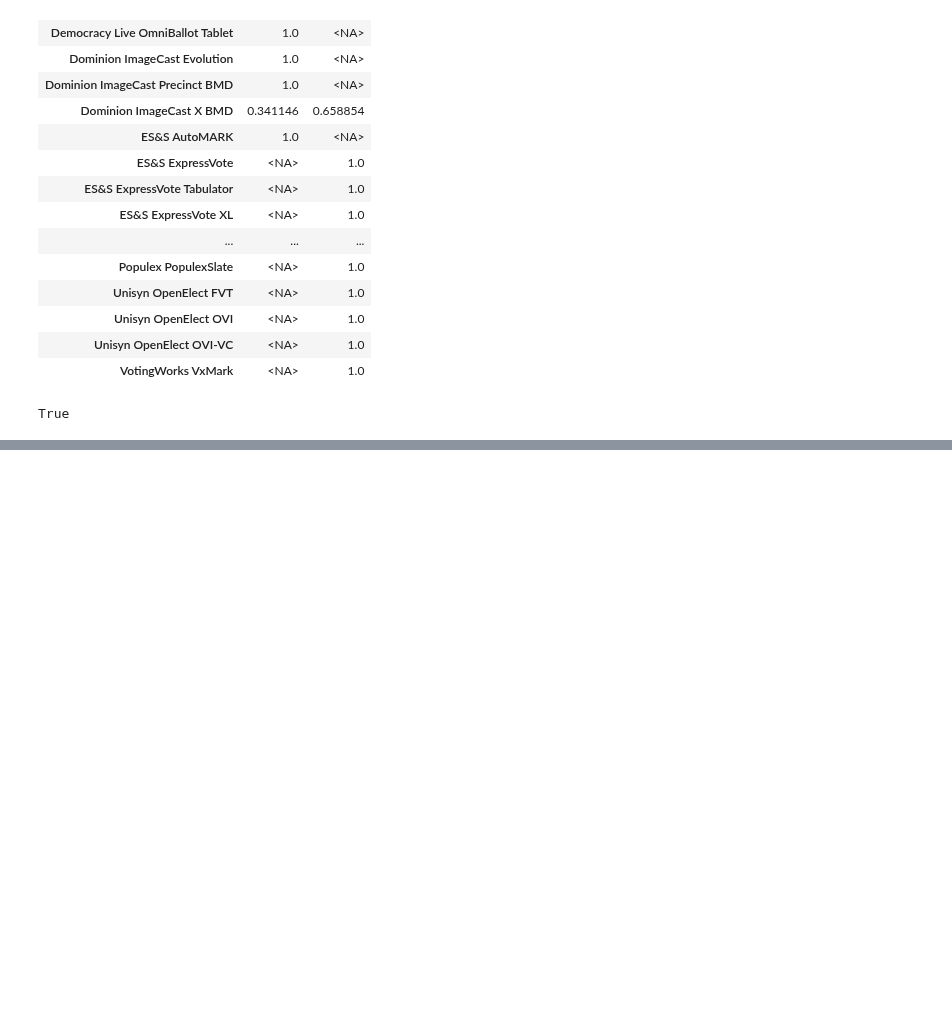
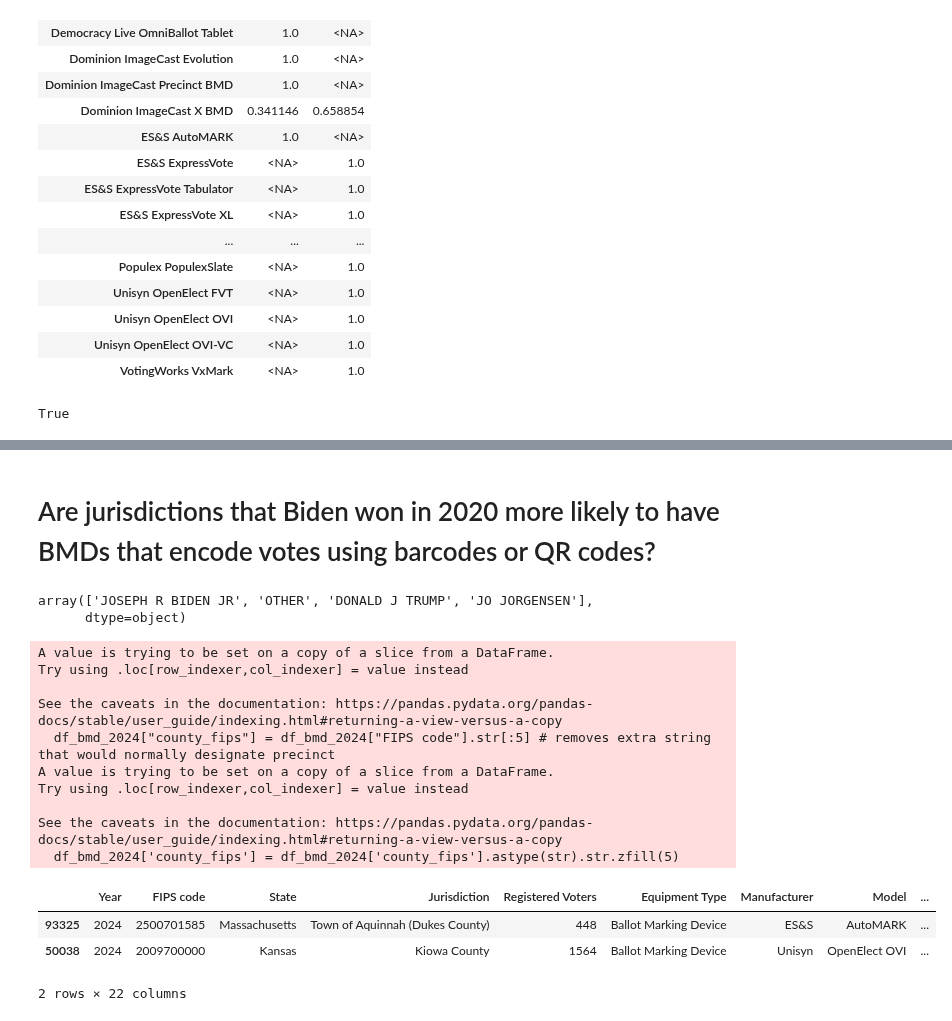
Before and after one commit to Bipartisan-Policy-Center/voting-equipment, a Jupyter notebook: qrcode_analysis.ipynb, the cells around one changed output, grey strips where cells are left out. Cells and saved outputs as stored; diff of their text form; code cells hidden in the pictures; blank space fills up the shorter version.

```diff
--- a/qrcode_analysis.ipynb
+++ b/qrcode_analysis.ipynb
@@ -226 +260,10 @@ plt.savefig('figs/bmd_barcode.png', dpi=300, bbox_inches='tight')
 [drawing not drawn]
+# %% [markdown]
+# Are jurisdictions that Biden won in 2020 more likely to have BMDs that encode votes using barcodes or QR codes?
+# %%
+df_pres = pd.read_csv("pres_data/countypres_2000-2020.csv")
+df_pres = df_pres[df_pres["year"]==2020]
+df_pres["candidate"].unique()
+# %% [output]
+array(['JOSEPH R BIDEN JR', 'OTHER', 'DONALD J TRUMP', 'JO JORGENSEN'],
+      dtype=object)
@@ -226,0 +304,22 @@ plt.savefig('figs/bmd_barcode.png', dpi=300, bbox_inches='tight')
+# %%
+## CLEAN FIPS CODE OF BMD DATA FOR MATCHING
+
+df_bmd_2024 = df_bmd[df_bmd["Year"]==2024]
+df_bmd_2024["county_fips"] = df_bmd_2024["FIPS code"].str[:5] # removes extra string that would normally designate precinct
+df_bmd_2024['county_fips'] = df_bmd_2024['county_fips'].astype(str).str.zfill(5)
+df_bmd_2024.sample(2)
+# %% [output]
+A value is trying to be set on a copy of a slice from a DataFrame.
+Try using .loc[row_indexer,col_indexer] = value instead
+
+See the caveats in the documentation: https://pandas.pydata.org/pandas-docs/stable/user_guide/indexing.html#returning-a-view-versus-a-copy
+  df_bmd_2024["county_fips"] = df_bmd_2024["FIPS code"].str[:5] # removes extra string that would normally designate precinct
+A value is trying to be set on a copy of a slice from a DataFrame.
+Try using .loc[row_indexer,col_indexer] = value instead
+
+See the caveats in the documentation: https://pandas.pydata.org/pandas-docs/stable/user_guide/indexing.html#returning-a-view-versus-a-copy
+  df_bmd_2024['county_fips'] = df_bmd_2024['county_fips'].astype(str).str.zfill(5)
+|  | Year | FIPS code | State | Jurisdiction | Registered Voters | Equipment Type | Manufacturer | Model | ... |
+| 93325 | 2024 | 2500701585 | Massachusetts | Town of Aquinnah (Dukes County) | 448 | Ballot Marking Device | ES&S | AutoMARK | ... |
+| 50038 | 2024 | 2009700000 | Kansas | Kiowa County | 1564 | Ballot Marking Device | Unisyn | OpenElect OVI | ... |
+2 rows × 22 columns
```
Also changed, not shown: parts of 6 cells of this notebook, 23 other files.
